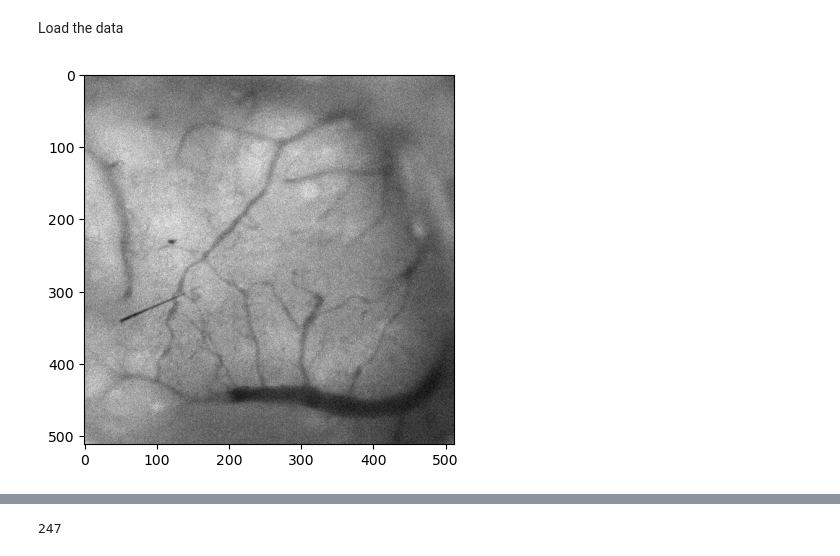
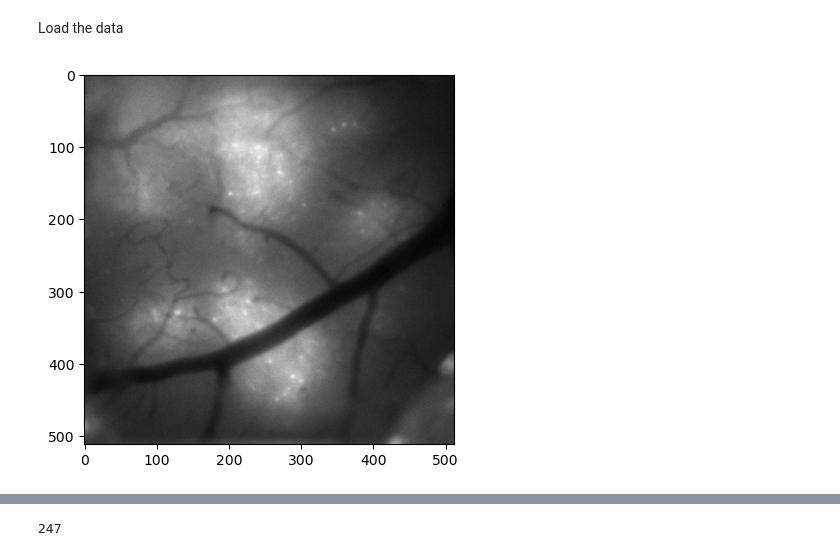
Before and after one commit to st-ts/Ca_pre, a Jupyter notebook: caiman/Traces_events.ipynb, the cells around one changed output, grey strips where cells are left out. Cells and saved outputs as stored; diff of their text form; code cells hidden in the pictures.

```diff
--- a/caiman/Traces_events.ipynb
+++ b/caiman/Traces_events.ipynb
@@ -22,5 +33,33 @@ except NameError:
 # %% [markdown]
 Load the data
 # %%
-# set path
-mmap_file_path = 'D:/CaIm/os80/memmap__d1_512_d2_512_d3_1_order_C_frames_12000.mmap'  # Replace with your .mmap file path
+# Load the data
+path = 'D:/CaIm/os70/'
+
+# Video
+os80 = 'D:/CaIm/os80/memmap__d1_512_d2_512_d3_1_order_C_frames_12000.mmap'  # Replace with your .mmap file path
+os70_discr = path + 'memmap__d1_512_d2_512_d3_1_order_C_frames_10496.mmap'
+mmap_file_path = os70_discr
+Yr, dims, T = cm.load_memmap(mmap_file_path)
+#Reshape the data back into a movie:
+images = np.reshape(Yr.T, [T] + list(dims), order='F')
+
+# Components data from JSON files
+a_data = path + 'A_data.json'
+c_data = path + 'C_data.json'
+
+with open(a_data, 'r') as json_file:
+    A_list = json.load(json_file)
+with open(c_data, 'r') as json_file:
+    C_list = json.load(json_file)
+
+# Convert lists back to numpy array and then to sparse matrix if needed
+A_array = np.array(A_list)
+A_sparse = csc_matrix(A_array)
+C_array = np.array(C_list)
+
+# show a frame
+plt.imshow(images[0], cmap='gray')
+plt.show()
+# %% [output]
+[figure, added]
@@ -32,7 +65,0 @@ images = np.reshape(Yr.T, [T] + list(dims), order='F')
-# %%
-
-
-plt.imshow(images[0], cmap='gray')
-plt.show()
-# %% [output]
-[figure, removed]
```
Also changed, not shown: parts of 12 cells of this notebook.
